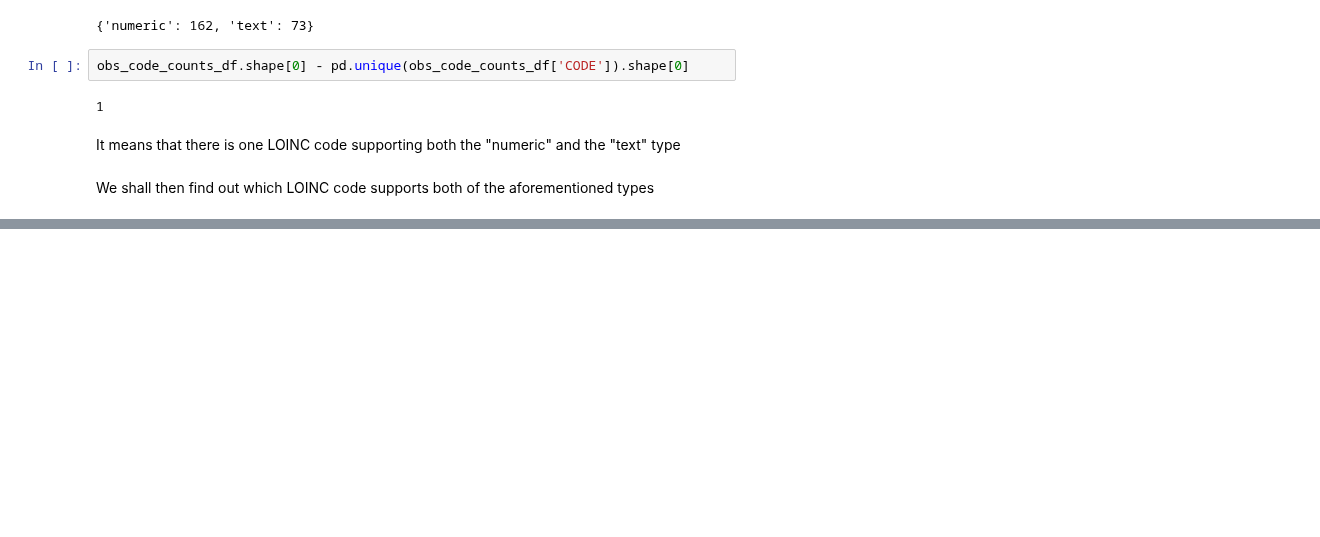
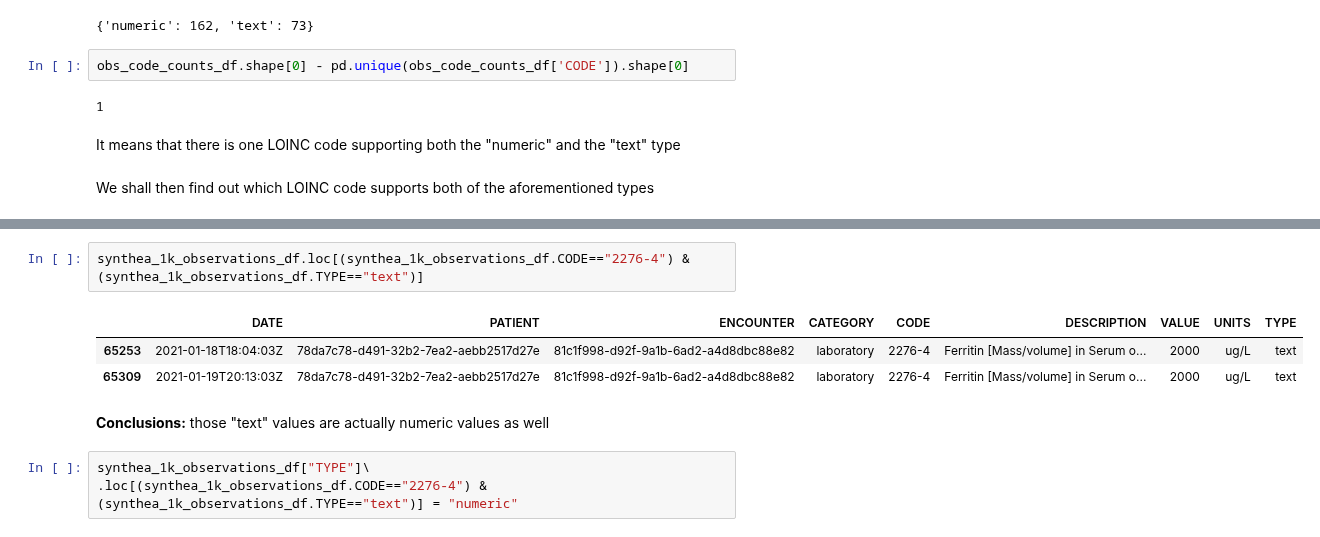
Before and after one commit to Orthologues/VAEQL_plus_Imputation, a Jupyter notebook: data_exploration.ipynb, the cells around one changed output, grey strips where cells are left out. Drawn from its saved outputs; the diff is of its cells as text; blank space fills up the shorter version.

```diff
--- a/data_exploration.ipynb
+++ b/data_exploration.ipynb
@@ -1658,0 +1754,11 @@ We shall then find out which LOINC code supports both of the aforementioned type
+# %%
+synthea_1k_observations_df.loc[(synthea_1k_observations_df.CODE=="2276-4") & (synthea_1k_observations_df.TYPE=="text")]
+# %% [output]
+|  | DATE | PATIENT | ENCOUNTER | CATEGORY | CODE | DESCRIPTION | VALUE | UNITS | TYPE |
+| 65253 | 2021-01-18T18:04:03Z | 78da7c78-d491-32b2-7ea2-aebb2517d27e | 81c1f998-d92f-9a1b-6ad2-a4d8dbc88e82 | laboratory | 2276-4 | Ferritin [Mass/volume] in Serum o... | 2000 | ug/L | text |
+| 65309 | 2021-01-19T20:13:03Z | 78da7c78-d491-32b2-7ea2-aebb2517d27e | 81c1f998-d92f-9a1b-6ad2-a4d8dbc88e82 | laboratory | 2276-4 | Ferritin [Mass/volume] in Serum o... | 2000 | ug/L | text |
+# %% [markdown]
+<b>Conclusions:</b> those "text" values are actually numeric values as well
+# %%
+synthea_1k_observations_df["TYPE"]\
+.loc[(synthea_1k_observations_df.CODE=="2276-4") & (synthea_1k_observations_df.TYPE=="text")] = "numeric"
```
Also changed, not shown: parts of 18 cells of this notebook.
